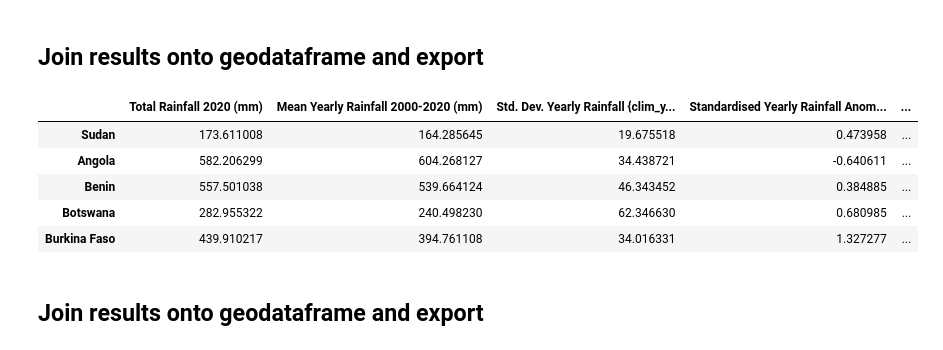
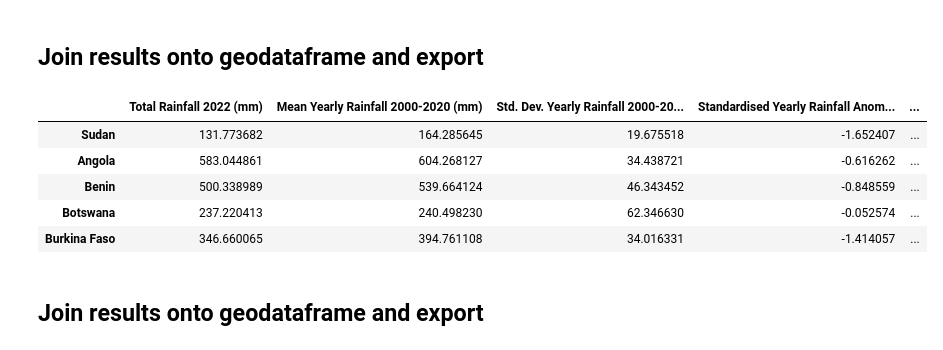
Before and after one commit to digitalearthafrica/wofs-validation, a Jupyter notebook: 03_Figures_for_paper/Rainfall_anomalies.ipynb, the cells around one changed output. Saved outputs shown, nothing was run; the diff lists cells and outputs as text; code cells hidden in the pictures.

Commit message:
Updated rainfall anomalies

```diff
--- a/03_Figures_for_paper/Rainfall_anomalies.ipynb
+++ b/03_Figures_for_paper/Rainfall_anomalies.ipynb
@@ -39,7 +39,7 @@ Hosting the HTTP server on port 34421 instead
 * `attribute_col`: the column in the "vector_file" that is used to label the results. ie if this is a shapefile with Africam country boundary then the attribute_col should be the column containg the country names
 * `output_suffix`: a filename suffix added to the exported results geojson to identify what the results refer to. ie. if iterating over African countries then make this parameter something like 'countries'.
 # %%
-year='2020'
+year='2022'
 clim_year='2000','2020'
 vector_file = "data/african_countries.shp"
 output_suffix = 'countries'
@@ -102,24 +102,24 @@ for index, row in gdf.iterrows():
         query.update({'geopolygon': geom})
 
         ds_all = dc.load(product=['rainfall_chirps_monthly'],
-                         time=(clim_year[0], '2020'),
+                         time=(clim_year[0], year),
                          **query).rainfall
 
         #select out difeent components of calcs
         ds = ds_all.sel(time=year)
         ds_clim=ds_all.sel(time=slice(clim_year[0], clim_year[1]))
-        ds_match_wofs=ds_all.sel(time=slice('2000','2020'))
+        #ds_match_wofs=ds_all.sel(time=slice('2000','2020'))
 
         # set -9999 no-data values to NaN
         ds = ds.where(ds !=-9999.)
         ds_clim = ds_clim.where(ds_clim !=-9999.)
-        ds_match_wofs = ds_match_wofs.where(ds_match_wofs !=-9999.)
+        #ds_match_wofs = ds_match_wofs.where(ds_match_wofs !=-9999.)
 
         # Generate a polygon mask to keep only data within the polygon
         mask = xr_rasterize(gdf.iloc[[index]], ds)
         ds = ds.where(mask)
         ds_clim = ds_clim.where(mask)
-        ds_match_wofs = ds_match_wofs.where(mask)
+        #ds_match_wofs = ds_match_wofs.where(mask)
 
         # find sum over 12 months (ie total for that year)
         ds = ds.sum(dim='time').mean(dim=['x','y']).compute()
@@ -130,21 +130,26 @@ for index, row in gdf.iterrows():
         ds_clim_mean = ds_clim_mean_year.mean('year')
 
         #extra summary stats to match wofs summary plots
-        ds_match_wofs_mean_year = ds_match_wofs.groupby('time.year').sum(dim=['time']).mean(dim=['x','y']).compute()
-        ds_max = ds_match_wofs_mean_year.max('year')
-        ds_idxmax = int(ds_match_wofs_mean_year.idxmax('year').values)
-        ds_min = ds_match_wofs_mean_year.min('year')
-        ds_idxmin = int(ds_match_wofs_mean_year.idxmin('year').values)
+        ds_max = ds_clim_mean_year.max('year')
+        ds_min = ds_clim_mean_year.min('year')
+        ds_idxmax = int(ds_clim_mean_year.idxmax('year').values)
+        ds_idxmin = int(ds_clim_mean_year.idxmin('year').values)
+
+        #ds_match_wofs_mean_year = ds_match_wofs.groupby('time.year').sum(dim=['time']).mean(dim=['x','y']).compute()
+        #ds_max = ds_match_wofs_mean_year.max('year')
+        #ds_idxmax = int(ds_match_wofs_mean_year.idxmax('year').values)
+        #ds_min = ds_match_wofs_mean_year.min('year')
+        #ds_idxmin = int(ds_match_wofs_mean_year.idxmin('year').values)
 
         #save annual rainfall time-series for reference
         plt.ioff()
         fig, ax = plt.subplots(1,1, figsize=(11, 5))
-        ds_match_wofs_mean_year.plot(ax=ax, marker='o', color='#9467bd')
-        plt.title(f'Total annual rainfall: '+country+', 2000 to 2020')
+        ds_clim_mean_year.plot(ax=ax, marker='o', color='#9467bd')
+        plt.title(f'Total annual rainfall: '+country+f', {clim_year[0]} to {clim_year[1]}')
         plt.xlabel('Year')
         plt.ylabel('Total Rainfall (mm)')
         plt.tight_layout()
-        fig.savefig('results/pngs/rainfall/rainfall_'+country+'_2000_2020.png',
+        fig.savefig('results/pngs/rainfall/rainfall_'+country+f'_{clim_year[0]}_{clim_year[1]}.png',
                     bbox_inches='tight',
                     dpi=200,
                     facecolor="white")
@@ -214,37 +207,37 @@ distributed.utils_perf - WARNING - full garbage collections took 33% CPU time re
 # %%
 df_rain = pd.DataFrame.from_dict(
     [
         year_rain,
         rain_mean,
         rain_std,
         rain_anomaly,
         rain_max,
         rain_min,
         rain_idxmin,
         rain_idxmax
     ]
 ).T.rename(
     {
         0: "Total Rainfall " + year + " (mm)",
         1: f"Mean Yearly Rainfall {clim_year[0]}-{clim_year[1]} (mm)",
-        2: "Std. Dev. Yearly Rainfall {clim_year[0]}-{clim_year[1]} (mm)",
+        2: f"Std. Dev. Yearly Rainfall {clim_year[0]}-{clim_year[1]} (mm)",
         3: "Standardised Yearly Rainfall Anomaly "+year,
-        4: "Max Rainfall 2000-2020 (mm)",
-        5: "Min Rainfall 2000-2020 (mm)",
-        6: "Year of Min Rainfall 2000-2020",
-        7: "Year of Max Rainfall 2000-2020",
+        4: f"Max Rainfall {clim_year[0]}-{clim_year[1]} (mm)",
+        5: f"Min Rainfall {clim_year[0]}-{clim_year[1]} (mm)",
+        6: f"Year of Min Rainfall {clim_year[0]}-{clim_year[1]}",
+        7: f"Year of Max Rainfall {clim_year[0]}-{clim_year[1]}",
     },
     axis=1,
 )
 
 df_rain.head()
 # %% [output]
-|  | Total Rainfall 2020 (mm) | Mean Yearly Rainfall 2000-2020 (mm) | Std. Dev. Yearly Rainfall {clim_y... | Standardised Yearly Rainfall Anom... | ... |
-| Sudan | 173.611008 | 164.285645 | 19.675518 | 0.473958 | ... |
-| Angola | 582.206299 | 604.268127 | 34.438721 | -0.640611 | ... |
-| Benin | 557.501038 | 539.664124 | 46.343452 | 0.384885 | ... |
-| Botswana | 282.955322 | 240.498230 | 62.346630 | 0.680985 | ... |
-| Burkina Faso | 439.910217 | 394.761108 | 34.016331 | 1.327277 | ... |
+|  | Total Rainfall 2022 (mm) | Mean Yearly Rainfall 2000-2020 (mm) | Std. Dev. Yearly Rainfall 2000-20... | Standardised Yearly Rainfall Anom... | ... |
+| Sudan | 131.773682 | 164.285645 | 19.675518 | -1.652407 | ... |
+| Angola | 583.044861 | 604.268127 | 34.438721 | -0.616262 | ... |
+| Benin | 500.338989 | 539.664124 | 46.343452 | -0.848559 | ... |
+| Botswana | 237.220413 | 240.498230 | 62.346630 | -0.052574 | ... |
+| Burkina Faso | 346.660065 | 394.761108 | 34.016331 | -1.414057 | ... |
 # %% [markdown]
 ## Join results onto geodataframe and export
 # %%
```
Also changed, not shown: parts of 4 cells of this notebook, 7 other files.
